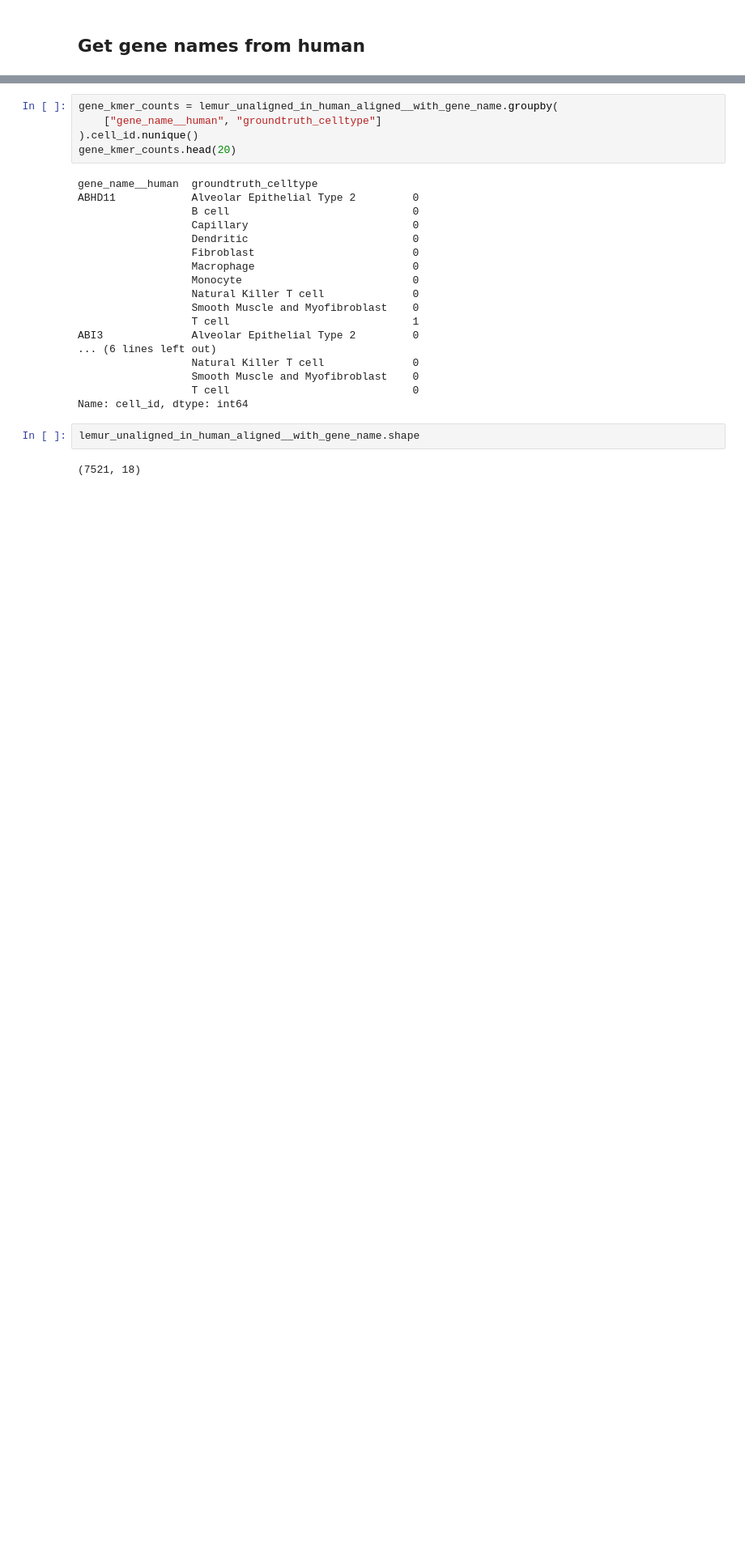
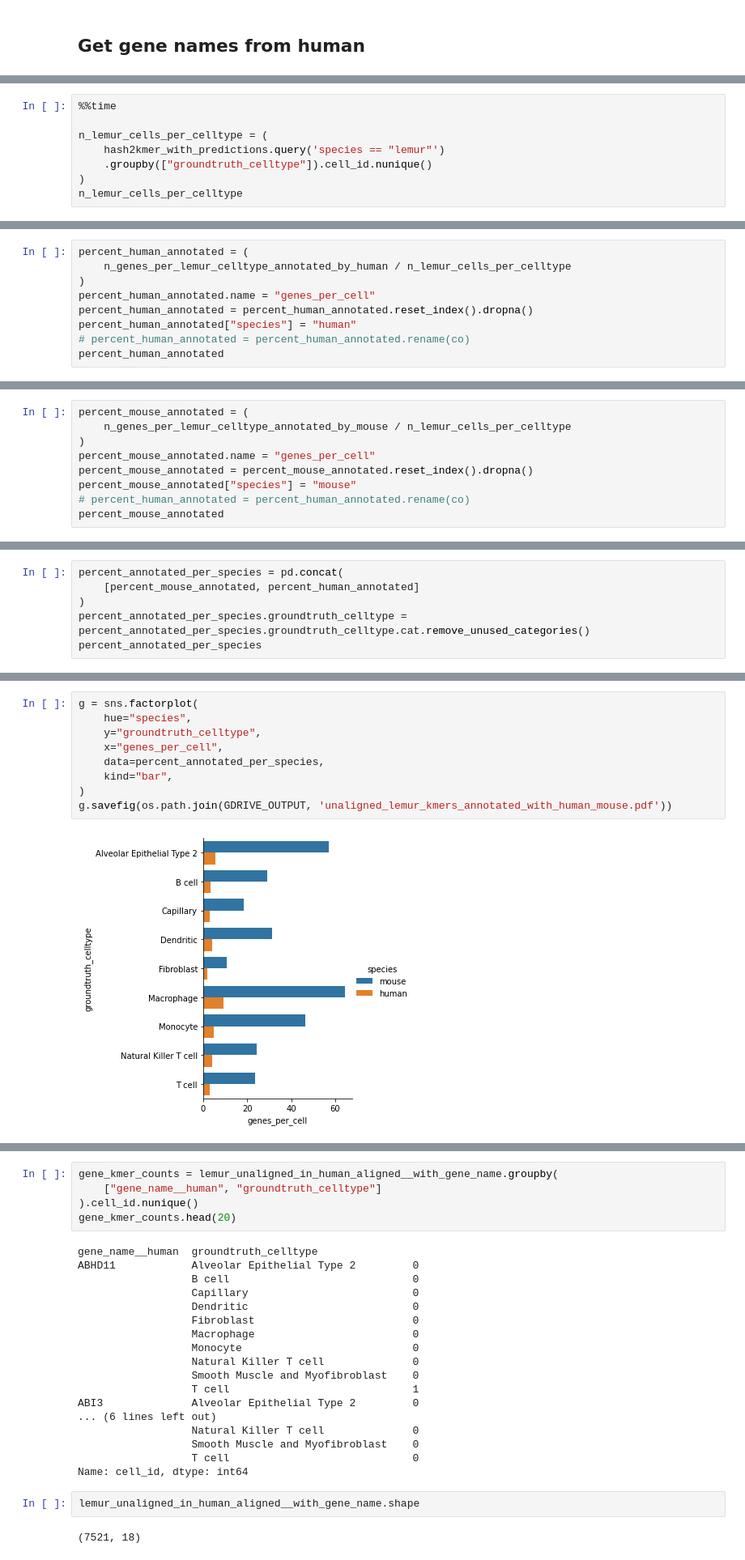
Before and after one commit to czbiohub-sf/scrnaseq-for-the-99-percent, a Jupyter notebook: notebooks/380_lemur_unaligned_kmers_shared_with_human.ipynb, the cells around one changed output, grey strips where cells are left out. Shown at 81% size. Saved outputs shown, nothing was run; the diff lists cells and outputs as text; blank space fills up the shorter version.

Commit message:
Add lemur unaligned annotation notebook

```diff
--- a/notebooks/380_lemur_unaligned_kmers_shared_with_human.ipynb
+++ b/notebooks/380_lemur_unaligned_kmers_shared_with_human.ipynb
@@ -120,0 +376,8 @@ describe(lemur_unaligned_in_human_aligned__with_gene_name)
+# %%
+%%time
+
+n_lemur_cells_per_celltype = (
+    hash2kmer_with_predictions.query('species == "lemur"')
+    .groupby(["groundtruth_celltype"]).cell_id.nunique()
+)
+n_lemur_cells_per_celltype
@@ -120,0 +399,9 @@ describe(lemur_unaligned_in_human_aligned__with_gene_name)
+# %%
+percent_human_annotated = (
+    n_genes_per_lemur_celltype_annotated_by_human / n_lemur_cells_per_celltype
+)
+percent_human_annotated.name = "genes_per_cell"
+percent_human_annotated = percent_human_annotated.reset_index().dropna()
+percent_human_annotated["species"] = "human"
+# percent_human_annotated = percent_human_annotated.rename(co)
+percent_human_annotated
@@ -120,0 +419,9 @@ describe(lemur_unaligned_in_human_aligned__with_gene_name)
+# %%
+percent_mouse_annotated = (
+    n_genes_per_lemur_celltype_annotated_by_mouse / n_lemur_cells_per_celltype
+)
+percent_mouse_annotated.name = "genes_per_cell"
+percent_mouse_annotated = percent_mouse_annotated.reset_index().dropna()
+percent_mouse_annotated["species"] = "mouse"
+# percent_human_annotated = percent_human_annotated.rename(co)
+percent_mouse_annotated
@@ -120,0 +439,6 @@ describe(lemur_unaligned_in_human_aligned__with_gene_name)
+# %%
+percent_annotated_per_species = pd.concat(
+    [percent_mouse_annotated, percent_human_annotated]
+)
+percent_annotated_per_species.groundtruth_celltype = percent_annotated_per_species.groundtruth_celltype.cat.remove_unused_categories()
+percent_annotated_per_species
@@ -121,3 +463,14 @@ describe(lemur_unaligned_in_human_aligned__with_gene_name)
+# %%
+g = sns.factorplot(
+    hue="species",
+    y="groundtruth_celltype",
+    x="genes_per_cell",
+    data=percent_annotated_per_species,
+    kind="bar",
+)
+g.savefig(os.path.join(GDRIVE_OUTPUT, 'unaligned_lemur_kmers_annotated_with_human_mouse.pdf'))
+# %% [output]
+[figure, added]
 # %%
 unannotated_lemur_genes_of_interest = set(
     """AICDA
```
Also changed, not shown: parts of 35 cells of this notebook.
